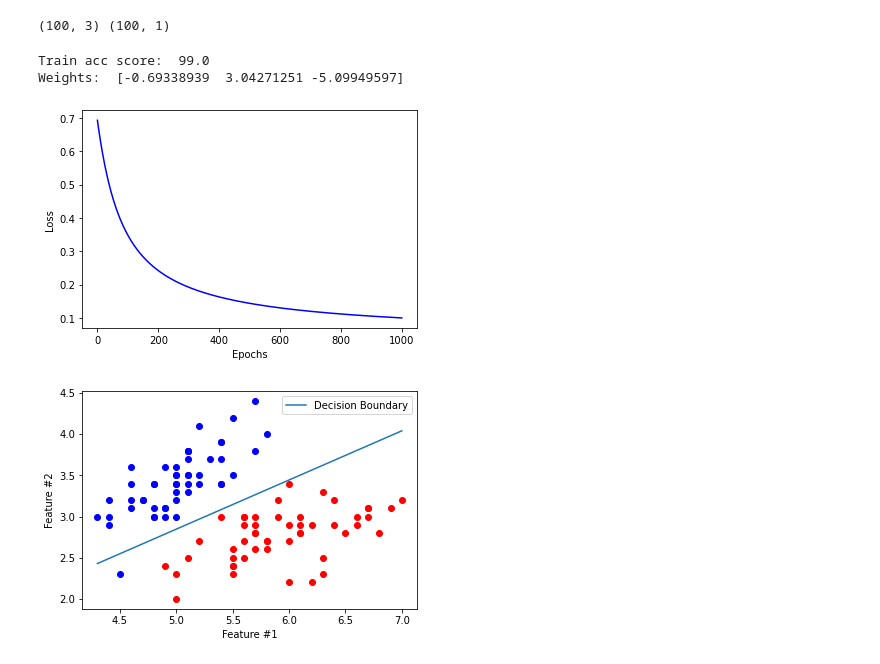
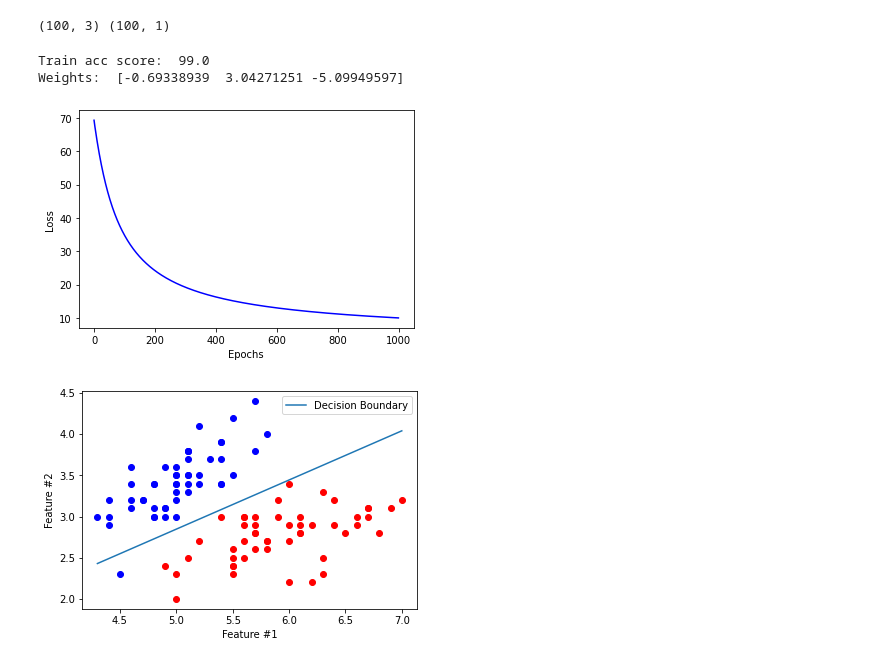
Before and after one commit to runnerup96/SBT-machine-learning-seminars, a Jupyter notebook: Логистическая регрессия/Имплементация логистической регрессии.ipynb, the cells around one changed output. Cells and saved outputs as stored; diff of their text form; code cells hidden in the pictures.

```diff
--- a/Логистическая регрессия/Имплементация логистической регрессии.ipynb
+++ b/Логистическая регрессия/Имплементация логистической регрессии.ipynb
@@ -66,7 +66,7 @@ class LogisticRegressionCE:
         Возвращает:
         - loss (numpy.ndarray): Значение функции потерь.
         """
-        loss = -(1/len(X))*(np.dot(y.T, np.log(self.sigmoid(x, w))) + np.dot((1-y).T, np.log(1 - self.sigmoid(x, w))))
+        loss = -(np.dot(y.T, np.log(self.sigmoid(x, w))) + np.dot((1-y).T, np.log(1 - self.sigmoid(x, w))))
         return loss.flatten()
 
     def objective_grad(self, x, w, y):
@@ -125,34 +125,34 @@ class LogisticRegressionCE:
         - prediction (dict): Словарь с вероятностями и предсказанными метками классов.
         """
         proba = self.sigmoid(x, w)
         #если вероятность выше порога - присваиваем класс 1
         labels = (proba >= treshhold).astype(int).flatten().reshape(-1,1)
         return {"proba": proba, "labels": labels}
 
     def score(self, y_pred, y_true):
         """рассчет точности нашей модели - процент верно предсказанных объектов"""
         accuracy = np.mean(y_pred == y_true)
         return accuracy * 100
 
 
 #инициализируем модели
 log_reg = LogisticRegressionCE(num_epochs=1000, step_size=0.001)
 #обучаем модель
 result = log_reg.fit(X, y)
 #делаем предсказание
 prediction = log_reg.predict(X, result['weights'], 0.5)
 #рассчитываем метрику
 accuracy_score = log_reg.score(prediction['labels'], y)
 print('Train acc score: ', accuracy_score)
 print('Weights: ', result['weights'].flatten())
 plt.plot(range(len(result['loss_list'])), result['loss_list'], 'b')
 plt.xlabel('Epochs')
 plt.ylabel('Loss')
 plt.show()
 # %% [output]
 Train acc score:  99.0
 Weights:  [-0.69338939  3.04271251 -5.09949597]
-[figure, old version]
+[figure, new version]
 # %%
 def get_line(x,y):
     """рассчет параметров раздяляющей прямой"""
```
Also changed, not shown: 2 other files.
